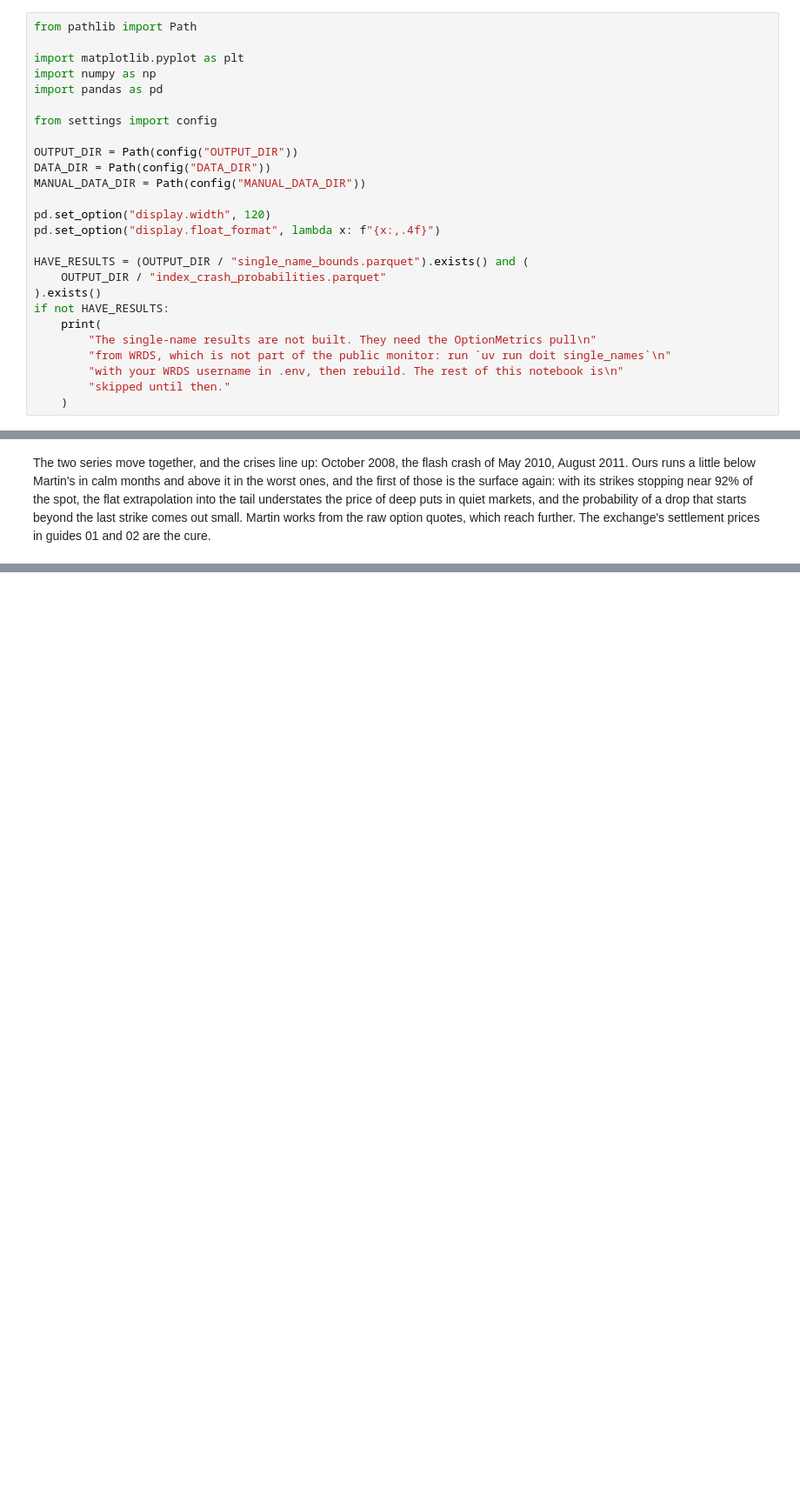
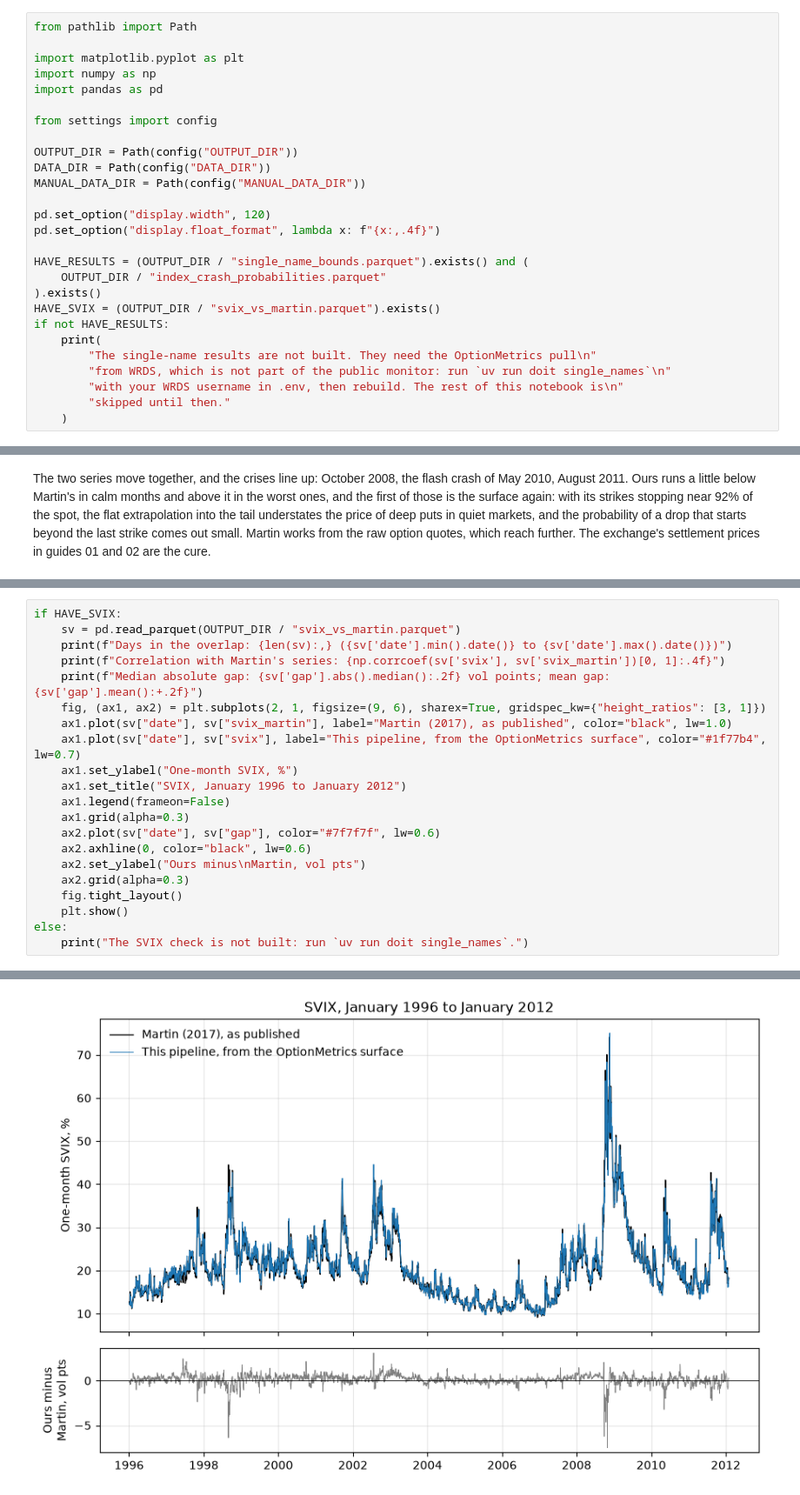
Before and after one commit to finm-32800/finm-32800.github.io, a Jupyter notebook: _sources/notebooks/_04_single_name_crash_bounds_ipynb.ipynb, the cells around one changed output, grey strips where cells are left out. Shown at 87% size. Drawn from its saved outputs; the diff is of its cells as text; blank space fills up the shorter version.

```diff
--- a/_sources/notebooks/_04_single_name_crash_bounds_ipynb.ipynb
+++ b/_sources/notebooks/_04_single_name_crash_bounds_ipynb.ipynb
@@ -50,6 +53,7 @@ pd.set_option("display.float_format", lambda x: f"{x:,.4f}")
 HAVE_RESULTS = (OUTPUT_DIR / "single_name_bounds.parquet").exists() and (
     OUTPUT_DIR / "index_crash_probabilities.parquet"
 ).exists()
+HAVE_SVIX = (OUTPUT_DIR / "svix_vs_martin.parquet").exists()
 if not HAVE_RESULTS:
     print(
         "The single-name results are not built. They need the OptionMetrics pull\n"
@@ -290,0 +313,22 @@ cure.
+# %%
+if HAVE_SVIX:
+    sv = pd.read_parquet(OUTPUT_DIR / "svix_vs_martin.parquet")
+    print(f"Days in the overlap: {len(sv):,} ({sv['date'].min().date()} to {sv['date'].max().date()})")
+    print(f"Correlation with Martin's series: {np.corrcoef(sv['svix'], sv['svix_martin'])[0, 1]:.4f}")
+    print(f"Median absolute gap: {sv['gap'].abs().median():.2f} vol points; mean gap: {sv['gap'].mean():+.2f}")
+    fig, (ax1, ax2) = plt.subplots(2, 1, figsize=(9, 6), sharex=True, gridspec_kw={"height_ratios": [3, 1]})
+    ax1.plot(sv["date"], sv["svix_martin"], label="Martin (2017), as published", color="black", lw=1.0)
+    ax1.plot(sv["date"], sv["svix"], label="This pipeline, from the OptionMetrics surface", color="#1f77b4", lw=0.7)
+    ax1.set_ylabel("One-month SVIX, %")
+    ax1.set_title("SVIX, January 1996 to January 2012")
+    ax1.legend(frameon=False)
+    ax1.grid(alpha=0.3)
+    ax2.plot(sv["date"], sv["gap"], color="#7f7f7f", lw=0.6)
+    ax2.axhline(0, color="black", lw=0.6)
+    ax2.set_ylabel("Ours minus\nMartin, vol pts")
+    ax2.grid(alpha=0.3)
+    fig.tight_layout()
+    plt.show()
+else:
+    print("The SVIX check is not built: run `uv run doit single_names`.")
+# %% [output]
@@ -290,0 +338 @@ cure.
+[figure, added]
```
Also changed, not shown: parts of 6 cells of this notebook, 50 other files.
